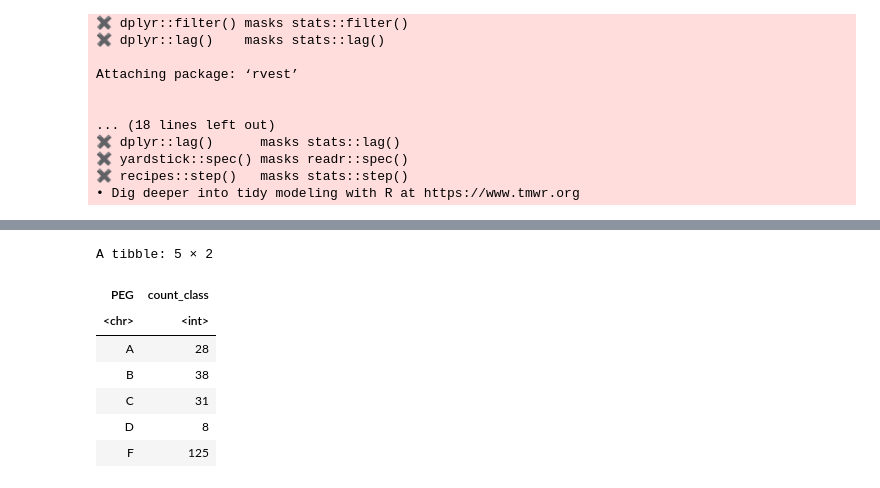
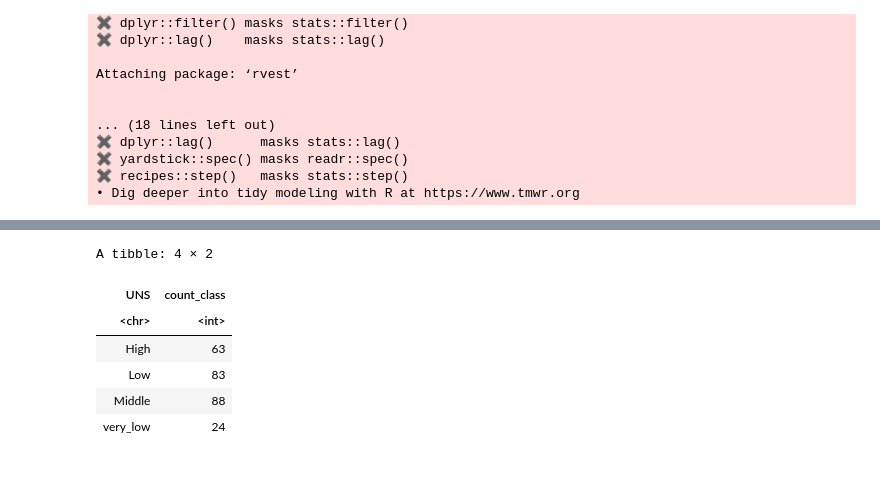
Before and after one commit to thisisyifulin/group_contract, a Jupyter notebook: project_proposal.ipynb, the cells around one changed output, grey strips where cells are left out. Saved outputs shown, nothing was run; the diff lists cells and outputs as text; code cells hidden in the pictures.

```diff
--- a/project_proposal.ipynb
+++ b/project_proposal.ipynb
@@ -105,15 +77,14 @@ A tibble: 134 × 6
 # %%
-#count the amount of each class of PEG
-counts_class <- mutated_training_data |>
-                group_by(PEG) |>
+#count the amount of each class of UNS
+counts_class <- training_data |>
+                group_by(UNS) |>
                 summarize(count_class = n())
 counts_class
 # %% [output]
-A tibble: 5 × 2
+A tibble: 4 × 2
-| PEG | count_class |
+| UNS | count_class |
 | <chr> | <int> |
-| A | 28 |
-| B | 38 |
-| C | 31 |
-| D | 8 |
-| F | 125 |
+| High | 63 |
+| Low | 83 |
+| Middle | 88 |
+| very_low | 24 |
```
Also changed, not shown: parts of 4 cells of this notebook.
